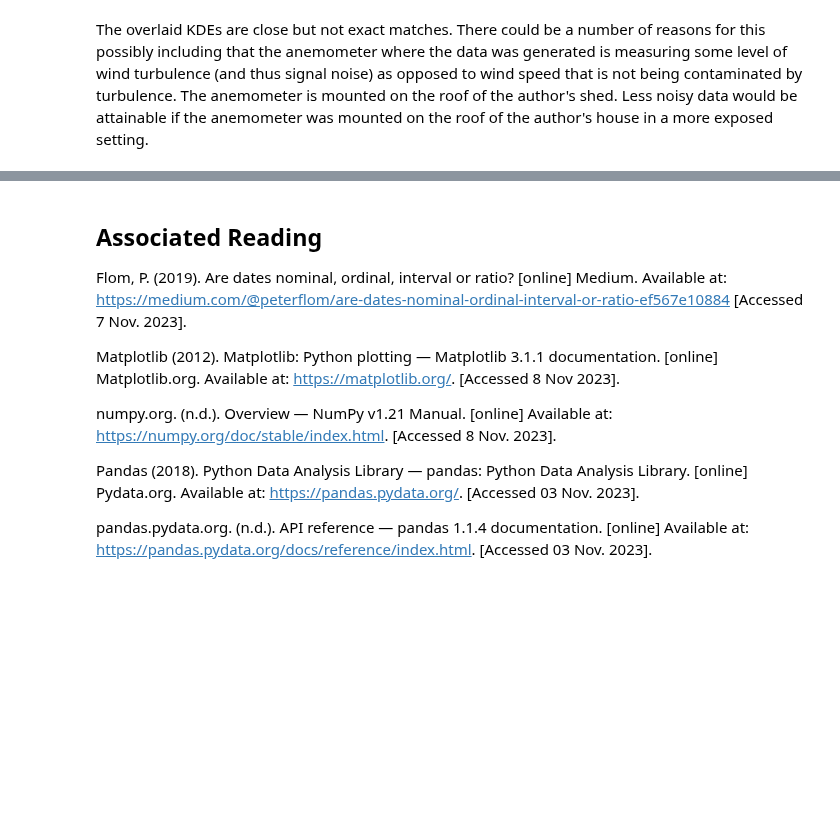
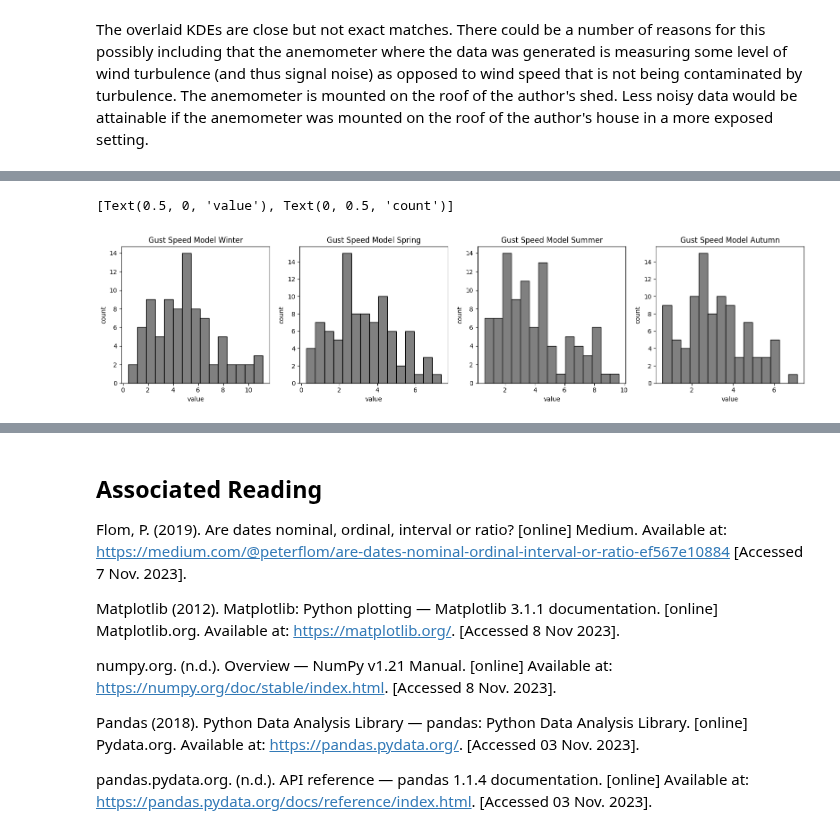
Before and after one commit to humphs078/ProgrammingforDataAnalysisAssignment_1, a Jupyter notebook: submission_notebook.ipynb, the cells around one changed output, grey strips where cells are left out. Drawn from its saved outputs; the diff is of its cells as text; code cells hidden in the pictures; blank space fills up the shorter version.

```diff
--- a/submission_notebook.ipynb
+++ b/submission_notebook.ipynb
@@ -435,0 +472,31 @@ The overlaid KDEs are close but not exact matches. There could be a number of re
+# %%
+# seeding so the random numbers generated don't change when code is run, for demonstrative purposes
+seed = np.random.seed(4)
+
+# draw randomly from rayleigh distributions for each season
+model_gust_winter = np.random.rayleigh(winter_gust_mode[0], winter_rows)
+model_gust_spring = np.random.rayleigh(spring_gust_mode[0], spring_rows)
+model_gust_summer = np.random.rayleigh(summer_gust_mode[0], summer_rows)
+model_gust_autumn = np.random.rayleigh(autumn_gust_mode[0], autumn_rows)
+
+
+
+plt.rcParams["figure.figsize"] = [16, 4]
+plt.rcParams["figure.autolayout"] = True
+
+fig, axis = plt.subplots(1, 4)
+axis[0].hist(model_gust_winter, color = 'grey', edgecolor = 'black', bins=15)
+axis[0].set_title("Gust Speed Model Winter")
+axis[0].set(xlabel='value', ylabel='count')
+axis[1].hist(model_gust_spring, color = 'grey', edgecolor = 'black', bins=15)
+axis[1].set_title("Gust Speed Model Spring")
+axis[1].set(xlabel='value', ylabel='count')
+axis[2].hist(model_gust_summer, color = 'grey', edgecolor = 'black', bins=15)
+axis[2].set_title("Gust Speed Model Summer")
+axis[2].set(xlabel='value', ylabel='count')
+axis[3].hist(model_gust_autumn, color = 'grey', edgecolor = 'black', bins=15)
+axis[3].set_title("Gust Speed Model Autumn")
+axis[3].set(xlabel='value', ylabel='count')
+# %% [output]
+[Text(0.5, 0, 'value'), Text(0, 0.5, 'count')]
+[figure, added]
```
Also changed, not shown: parts of 21 cells of this notebook, 1 other file.
